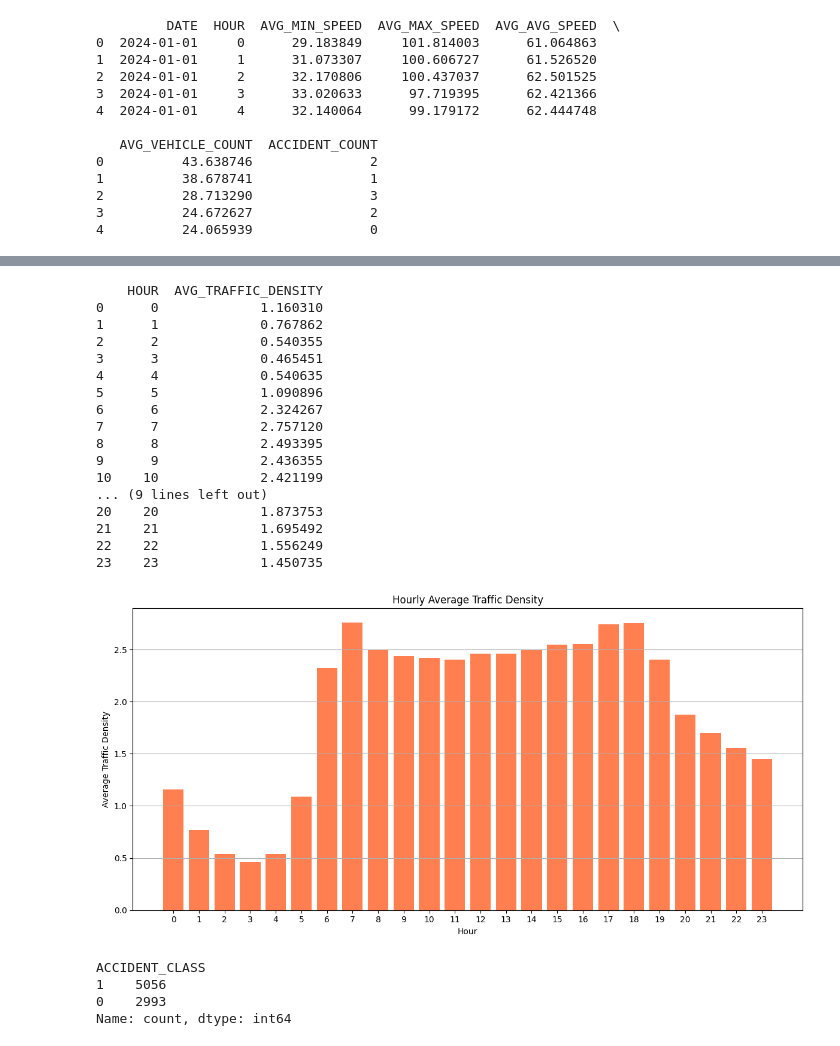
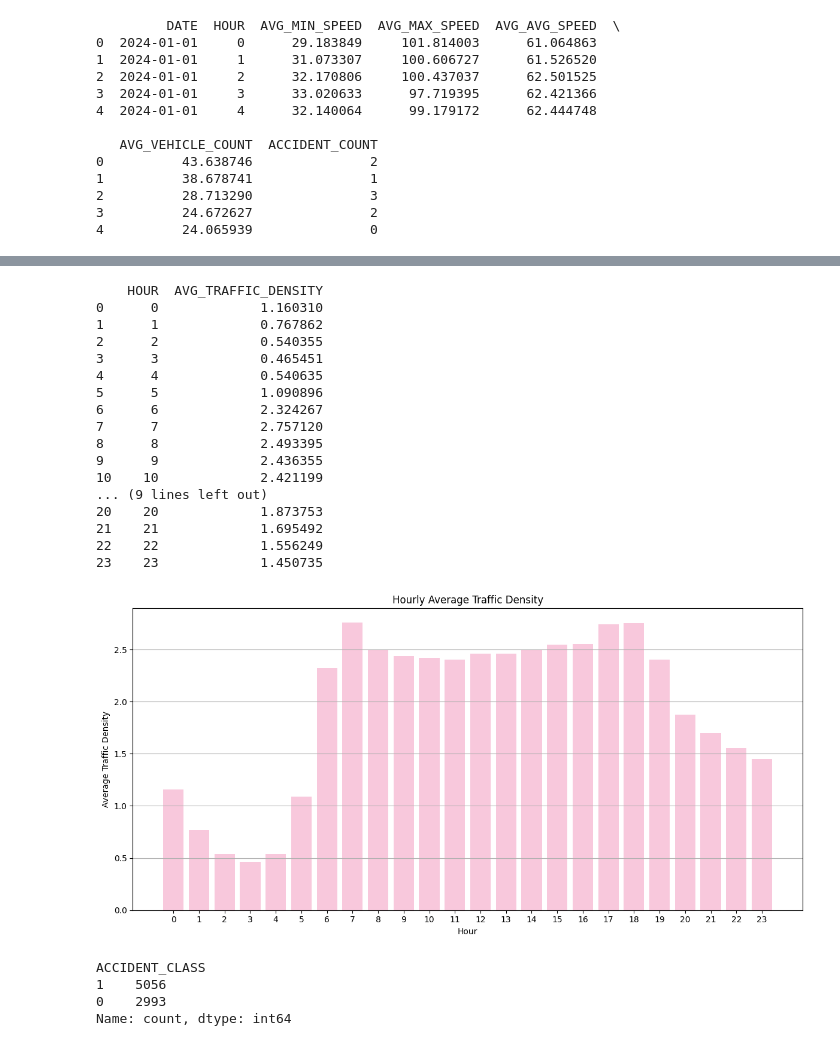
Before and after one commit to elpif13/Accident-Prediction-in-Urban-Traffic-Using-Weather-and-Congestion-Data-A-Case-Study-on-Istanbul, a Jupyter notebook: main.ipynb, the cells around one changed output, grey strips where cells are left out. Cells and saved outputs as stored; diff of their text form; code cells hidden in the pictures.

```diff
--- a/main.ipynb
+++ b/main.ipynb
@@ -169,0 +114,37 @@ df.to_csv("/content/drive/MyDrive/ColabNotebooks/Datasets/traffic_density_with_w
+# %%
+import pandas as pd
+
+df = pd.read_csv("Datasets/traffic_density_with_weather_and_accidents.csv")
+df['ACCIDENT_CLASS'] = df['ACCIDENT_COUNT'].apply(lambda x:
+    0 if x in [0] else
+    1
+)
+
+# new features after mid report
+
+holiday_dates = [
+    "2024-01-01",
+    "2024-04-09", "2024-04-10", "2024-04-11", "2024-04-12",
+    "2024-04-23",
+    "2024-05-01",
+    "2024-05-19",
+    "2024-06-15", "2024-06-16", "2024-06-17", "2024-06-18", "2024-06-19",
+    "2024-07-15",
+    "2024-08-30",
+    "2024-10-28", "2024-10-29"
+]
+
+holiday_dates = set(pd.to_datetime(holiday_dates).date)
+
+df['DATE'] = pd.to_datetime(df['DATE']).dt.date
+
+# is_holiday
+df['IS_HOLIDAY'] = df['DATE'].apply(lambda x: 1 if x in holiday_dates else 0)
+# weekend or weekday
+df["IS_WEEKEND"] = pd.to_datetime(df["DATE"], errors="coerce").dt.weekday.apply(lambda x: 1 if x >= 5 else 0)
+# rush hour
+df["RUSH_HOUR"] = df["HOUR"].apply(lambda h: 1 if (6 <= h <= 8) or (17 <= h <= 19) else 0)
+df.to_csv("Datasets/traffic_density_with_weather_and_accidents.csv", index=False)
+# %%
+df["RUSH_HOUR"] = df["HOUR"].apply(lambda h: 1 if (6 <= h <= 8) or (17 <= h <= 19) else 0)
+df.head(5)
@@ -252,45 +449,41 @@ plt.show()
 # %%
 import matplotlib.pyplot as plt
 
-# Trafik yoğunluğunu hesapla (AVG_VEHICLE_COUNT / AVG_AVG_SPEED)
 df['TRAFFIC_DENSITY'] = df['AVG_VEHICLE_COUNT'] / df['AVG_AVG_SPEED']
 
-# Saatlik trafik yoğunluğunu hesapla
 hourly_traffic_density = df.groupby('HOUR')['TRAFFIC_DENSITY'].mean().reset_index()
 hourly_traffic_density.columns = ['HOUR', 'AVG_TRAFFIC_DENSITY']
 
-# Sonuçları yazdır
 print(hourly_traffic_density)
 
-# Saatlik trafik yoğunluğunu görselleştir
 plt.figure(figsize=(12, 6))
-plt.bar(hourly_traffic_density['HOUR'], hourly_traffic_density['AVG_TRAFFIC_DENSITY'], color='coral')
+plt.bar(hourly_traffic_density['HOUR'], hourly_traffic_density['AVG_TRAFFIC_DENSITY'], color='#F8C8DC')
 plt.xticks(range(24))
 plt.xlabel("Hour")
 plt.ylabel("Average Traffic Density")
 plt.title("Hourly Average Traffic Density")
 plt.grid(axis='y')
 plt.tight_layout()
 plt.show()
 # %% [output]
     HOUR  AVG_TRAFFIC_DENSITY
 0      0             1.160310
 1      1             0.767862
 2      2             0.540355
 3      3             0.465451
 4      4             0.540635
 5      5             1.090896
 6      6             2.324267
 7      7             2.757120
 8      8             2.493395
 9      9             2.436355
 10    10             2.421199
 ... (9 lines left out)
 20    20             1.873753
 21    21             1.695492
 22    22             1.556249
 23    23             1.450735
-[figure, old version]
+[figure, new version]
 # %%
 print(df['ACCIDENT_CLASS'].value_counts())
 # %% [output]
```
Also changed, not shown: parts of 21 cells of this notebook.
